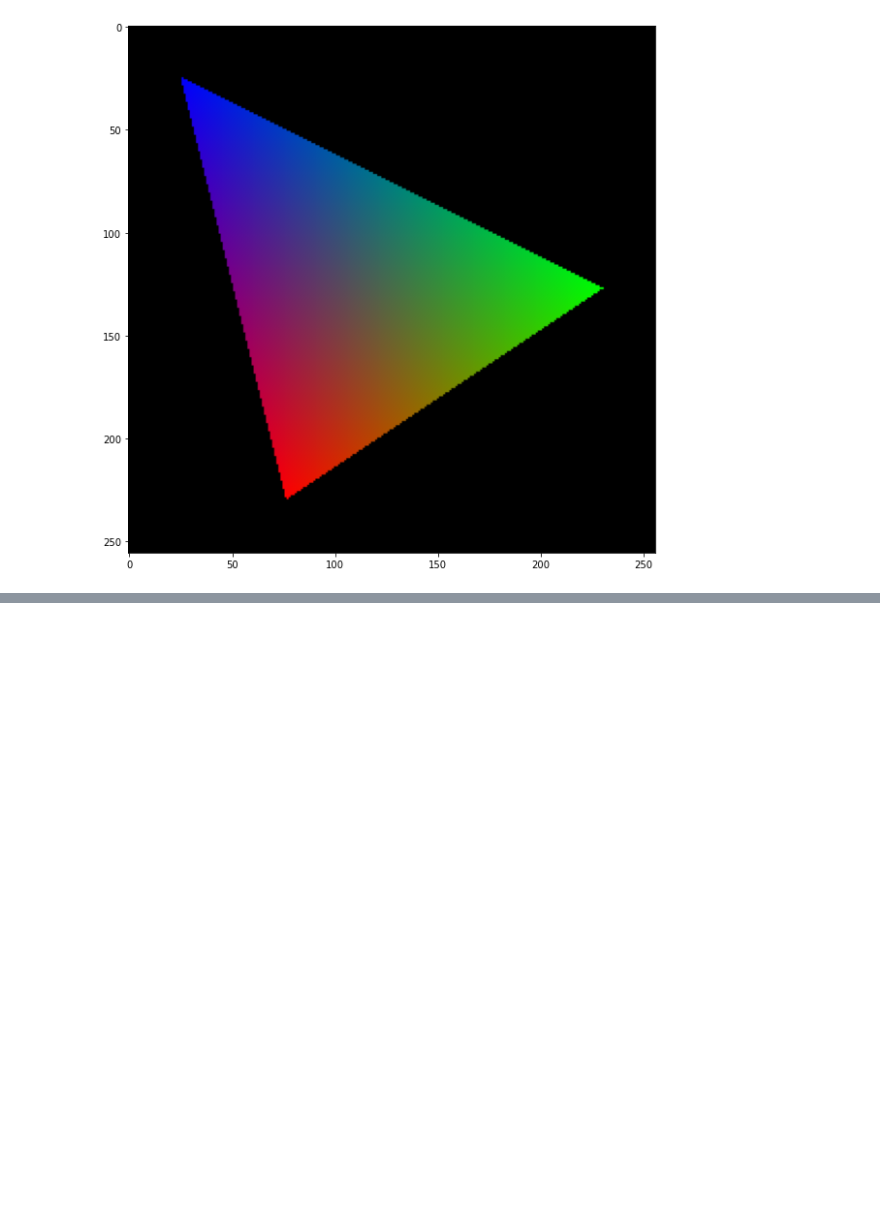
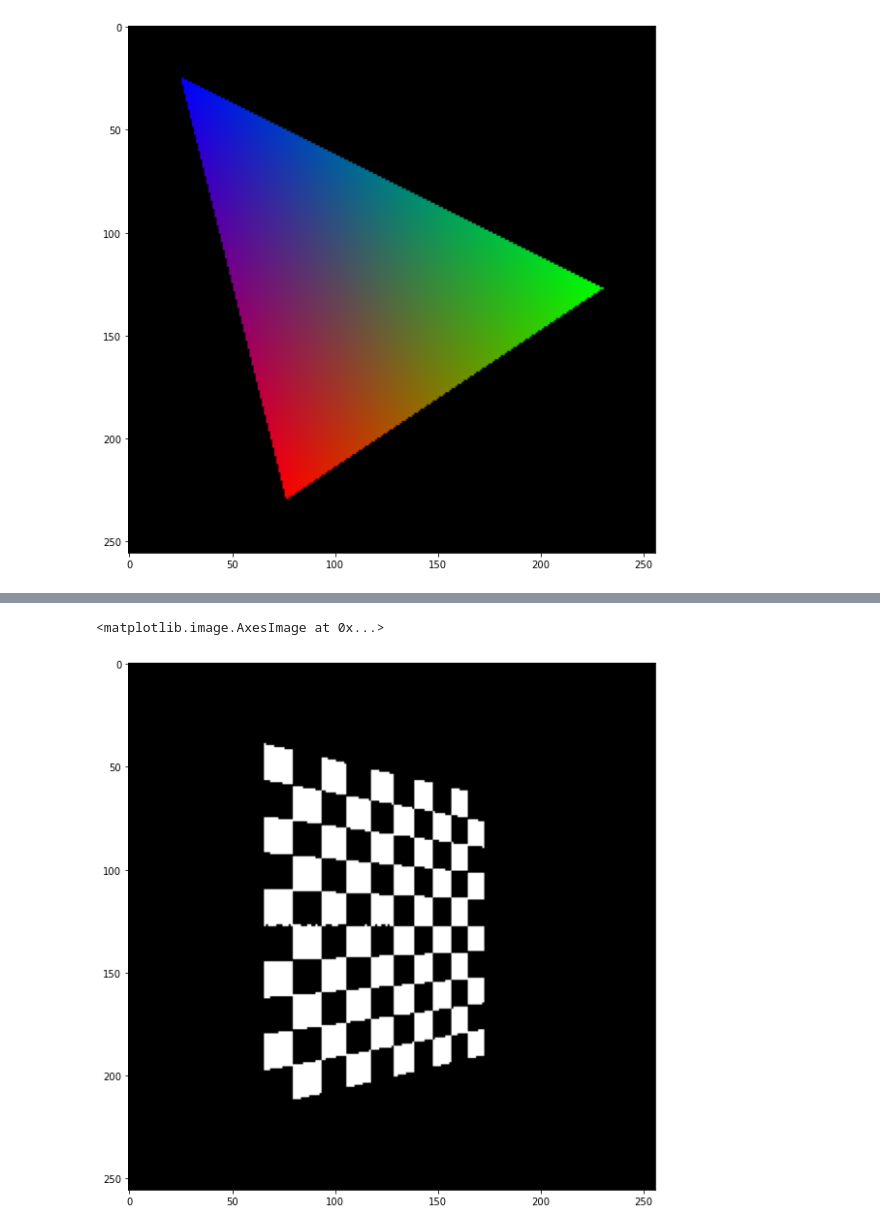
Before and after one commit to peloct/peloct.github.io, a Jupyter notebook: _ipynb/graphics_note_2.ipynb, the cells around one changed output, grey strips where cells are left out. Cells and saved outputs as stored; diff of their text form; code cells hidden in the pictures; blank space fills up the shorter version.

```diff
--- a/_ipynb/graphics_note_2.ipynb
+++ b/_ipynb/graphics_note_2.ipynb
@@ -361,0 +407,31 @@ ndc = (ndc / ndc_w[:, None]).T
+# %%
+def draw_triangle(pos: np.ndarray, z: np.ndarray, param: np.ndarray, fragment_function):
+    m = np.zeros(shape=(2, 2))
+    m[0, :] = pos[1, 0:2] - pos[0, 0:2]
+    m[1, :] = pos[2, 0:2] - pos[0, 0:2]
+    q = np.zeros(shape=(2, 3))
+    q[0, 0] = -1.0
+    q[1, 0] = -1.0
+    q[0, 1] = 1.0
+    q[1, 1] = 0.0
+    q[0, 2] = 0.0
+    q[1, 2] = 1.0
+    c = np.linalg.inv(m) @ q
+    c = c.T
+    b0 = np.array([1.0, 0.0, 0.0])
+    inv_z = 1 / z
+
+    for p in get_triangle_pixels(pos):
+        b = c @ (p - pos[0, 0:2]) + b0
+        b_z = 1 / (inv_z.T @ b)
+        scale = inv_z * b_z
+        b = b * scale
+        img[p[1], p[0], :] = np.clip(fragment_function(np.clip(param.T @ b, 0.0, 1.0)), 0.0, 1.0)
+
+draw_triangle(t1, z1, np.array([[0.0, 0.0], [1.0, 0.0], [0.0, 1.0]]), f1)
+draw_triangle(t2, z2, np.array([[0.0, 1.0], [1.0, 0.0], [1.0, 1.0]]), f1)
+plt.figure(figsize = (10, 10))
+plt.imshow(img[::-1, :, :])
+# %% [output]
+<matplotlib.image.AxesImage at 0x...>
+[figure, added]
```
Also changed, not shown: parts of 4 cells of this notebook, 3 other files.
